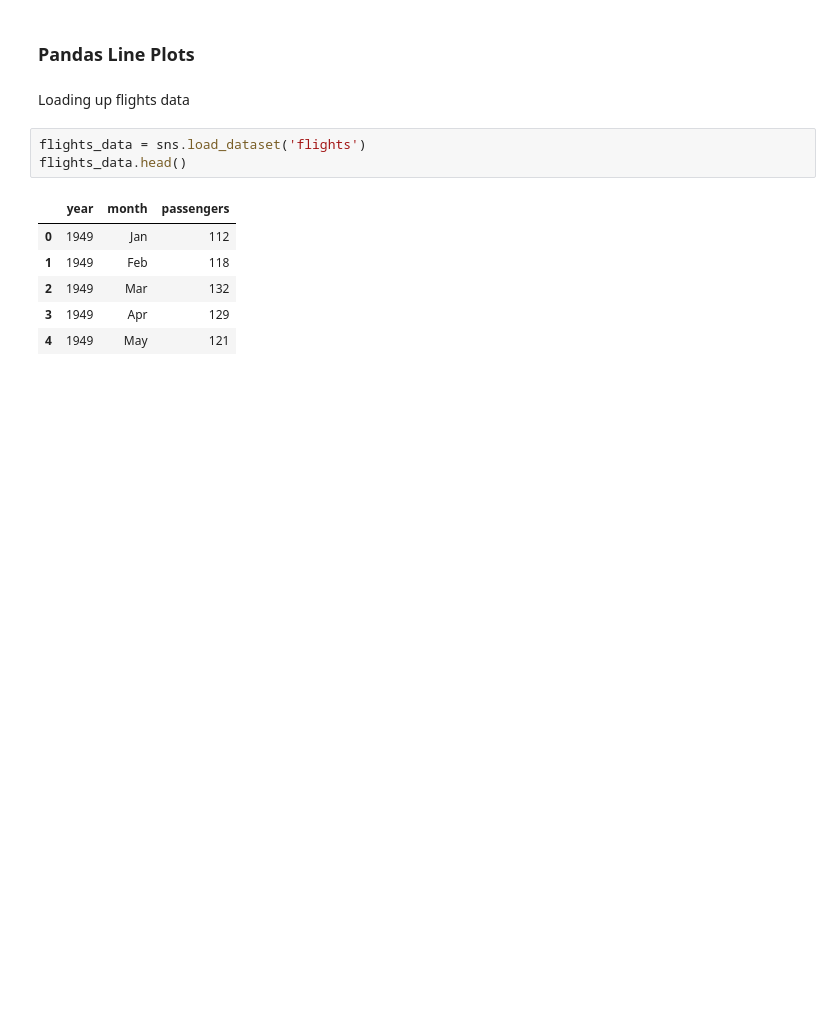
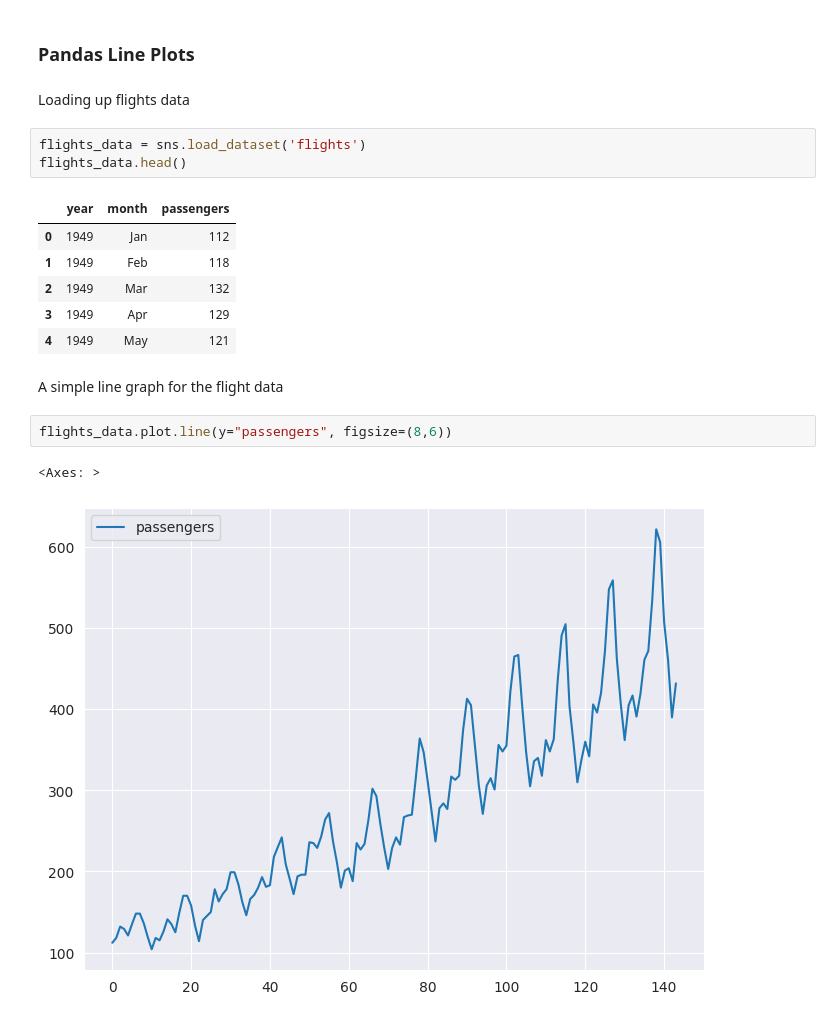
Before and after one commit to KennedyMungai/pandas_proper_intro, a Jupyter notebook: pandas.ipynb, the cells around one changed output. Drawn from its saved outputs; the diff is of its cells as text; blank space fills up the shorter version.

Commit message:
Plotted out a single line graph

```diff
--- a/pandas.ipynb
+++ b/pandas.ipynb
@@ -1116,3 +1116,10 @@ flights_data.head()
 | 2 | 1949 | Mar | 132 |
 | 3 | 1949 | Apr | 129 |
 | 4 | 1949 | May | 121 |
+# %% [markdown]
+<p>A simple line graph for the flight data</p>
+# %%
+flights_data.plot.line(y="passengers", figsize=(8,6))
+# %% [output]
+<Axes: >
+[figure, added]
```
